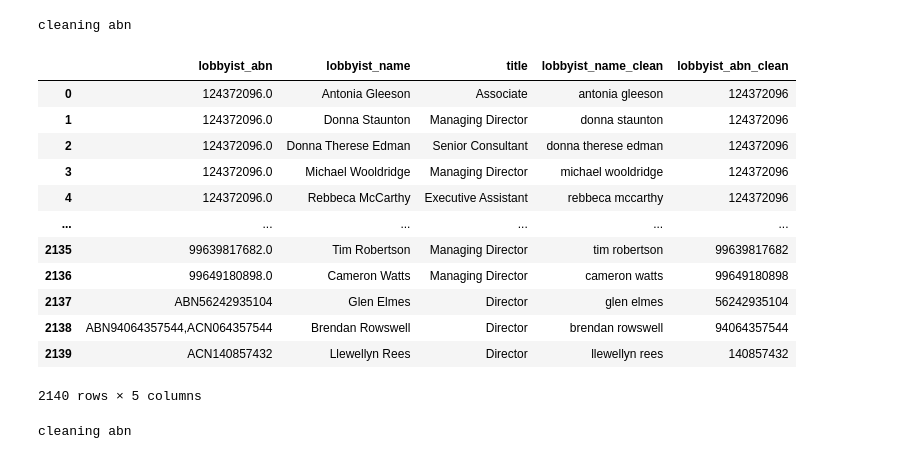
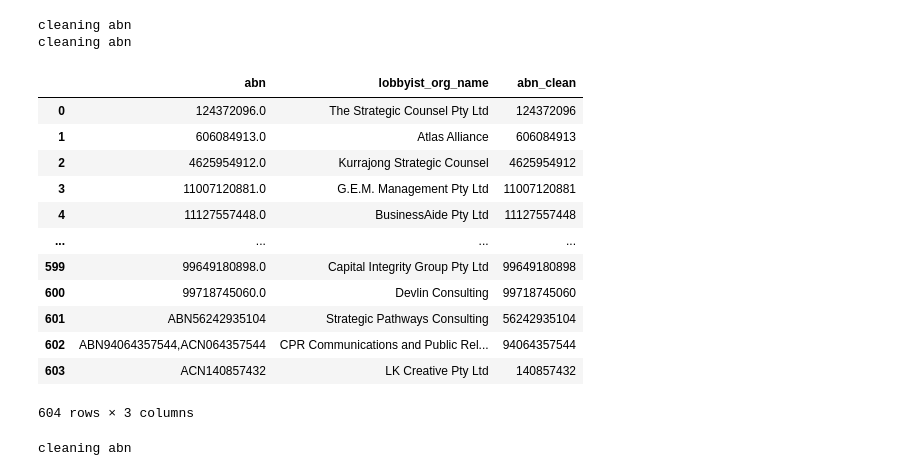
Before and after one commit to sjeruto/ARDC-Project, a Jupyter notebook: notebooks/mg_workbook.ipynb, the cells around one changed output. Saved outputs shown, nothing was run; the diff lists cells and outputs as text; code cells hidden in the pictures.

```diff
--- a/notebooks/mg_workbook.ipynb
+++ b/notebooks/mg_workbook.ipynb
@@ -40,23 +30,25 @@ diaries_df
 # %%
 from src.services.LobbyistService import LobbyistDataService
 lobbyistDataService = LobbyistDataService(cnx)
 all_lobbyist_employees_df = lobbyistDataService.get_all_lobbyist_employees()
-all_lobbyist_employees_df
+unique_lobbyist_orgs_df = lobbyistDataService.get_unique_lobbyist_abns()
+unique_lobbyist_orgs_df
 # %% [output]
 cleaning abn
+cleaning abn
-|  | lobbyist_abn | lobbyist_name | title | lobbyist_name_clean | lobbyist_abn_clean |
-| 0 | 124372096.0 | Antonia Gleeson | Associate | antonia gleeson | 124372096 |
-| 1 | 124372096.0 | Donna Staunton | Managing Director | donna staunton | 124372096 |
-| 2 | 124372096.0 | Donna Therese Edman | Senior Consultant | donna therese edman | 124372096 |
-| 3 | 124372096.0 | Michael Wooldridge | Managing Director | michael wooldridge | 124372096 |
-| 4 | 124372096.0 | Rebbeca McCarthy | Executive Assistant | rebbeca mccarthy | 124372096 |
-| ... | ... | ... | ... | ... | ... |
-| 2135 | 99639817682.0 | Tim Robertson | Managing Director | tim robertson | 99639817682 |
-| 2136 | 99649180898.0 | Cameron Watts | Managing Director | cameron watts | 99649180898 |
-| 2137 | ABN56242935104 | Glen Elmes | Director | glen elmes | 56242935104 |
-| 2138 | ABN94064357544,ACN064357544 | Brendan Rowswell | Director | brendan rowswell | 94064357544 |
-| 2139 | ACN140857432 | Llewellyn Rees | Director | llewellyn rees | 140857432 |
+|  | abn | lobbyist_org_name | abn_clean |
+| 0 | 124372096.0 | The Strategic Counsel Pty Ltd | 124372096 |
+| 1 | 606084913.0 | Atlas Alliance | 606084913 |
+| 2 | 4625954912.0 | Kurrajong Strategic Counsel | 4625954912 |
+| 3 | 11007120881.0 | G.E.M. Management Pty Ltd | 11007120881 |
+| 4 | 11127557448.0 | BusinessAide Pty Ltd | 11127557448 |
+| ... | ... | ... | ... |
+| 599 | 99649180898.0 | Capital Integrity Group Pty Ltd | 99649180898 |
+| 600 | 99718745060.0 | Devlin Consulting | 99718745060 |
+| 601 | ABN56242935104 | Strategic Pathways Consulting | 56242935104 |
+| 602 | ABN94064357544,ACN064357544 | CPR Communications and Public Rel... | 94064357544 |
+| 603 | ACN140857432 | LK Creative Pty Ltd | 140857432 |
-2140 rows × 5 columns
+604 rows × 3 columns
 # %%
 all_lobyist_clients_df = lobbyistDataService.get_all_lobbyist_clients()
 all_lobyist_clients_df
```
Also changed, not shown: parts of 16 cells of this notebook, 2 other files.
